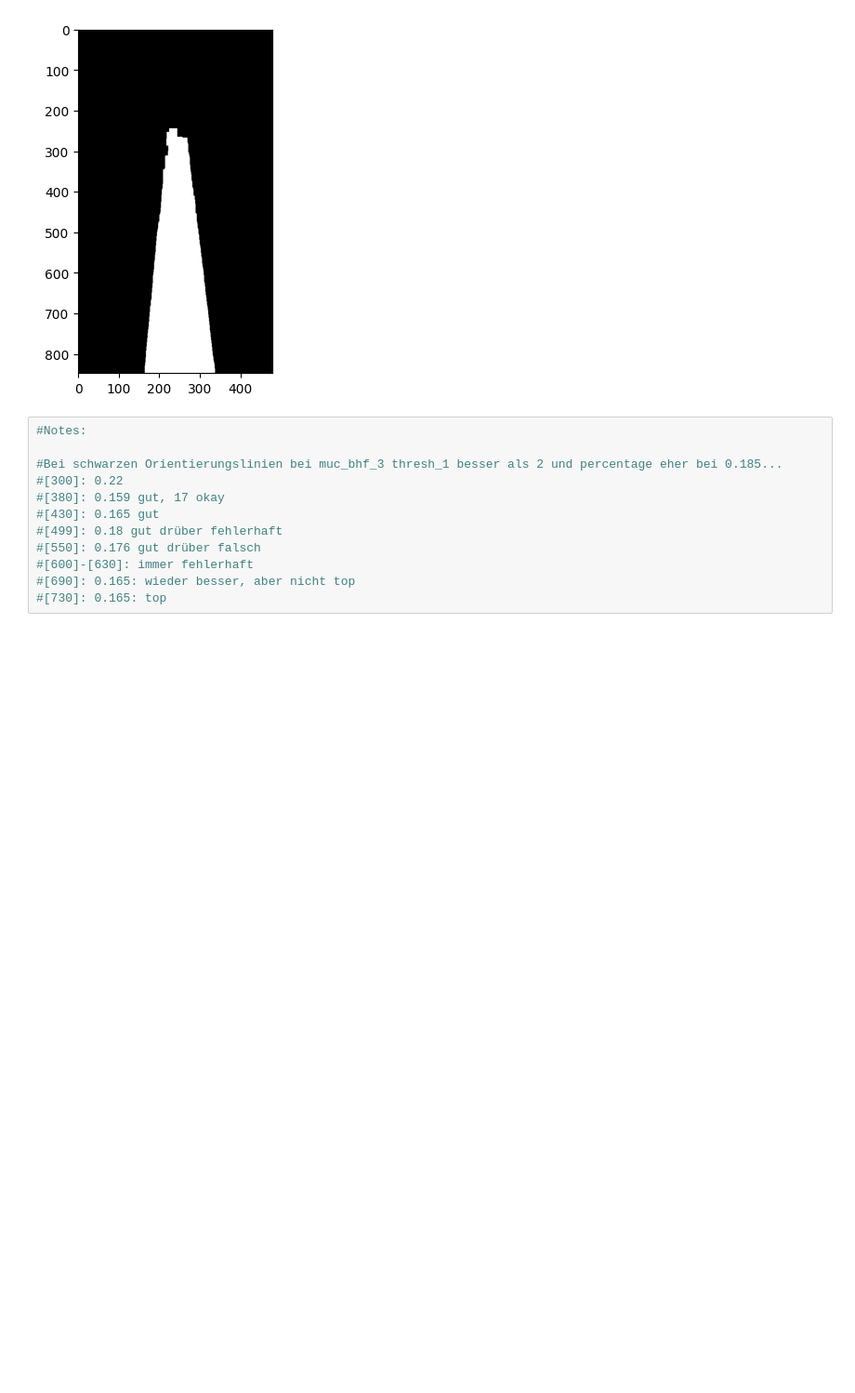
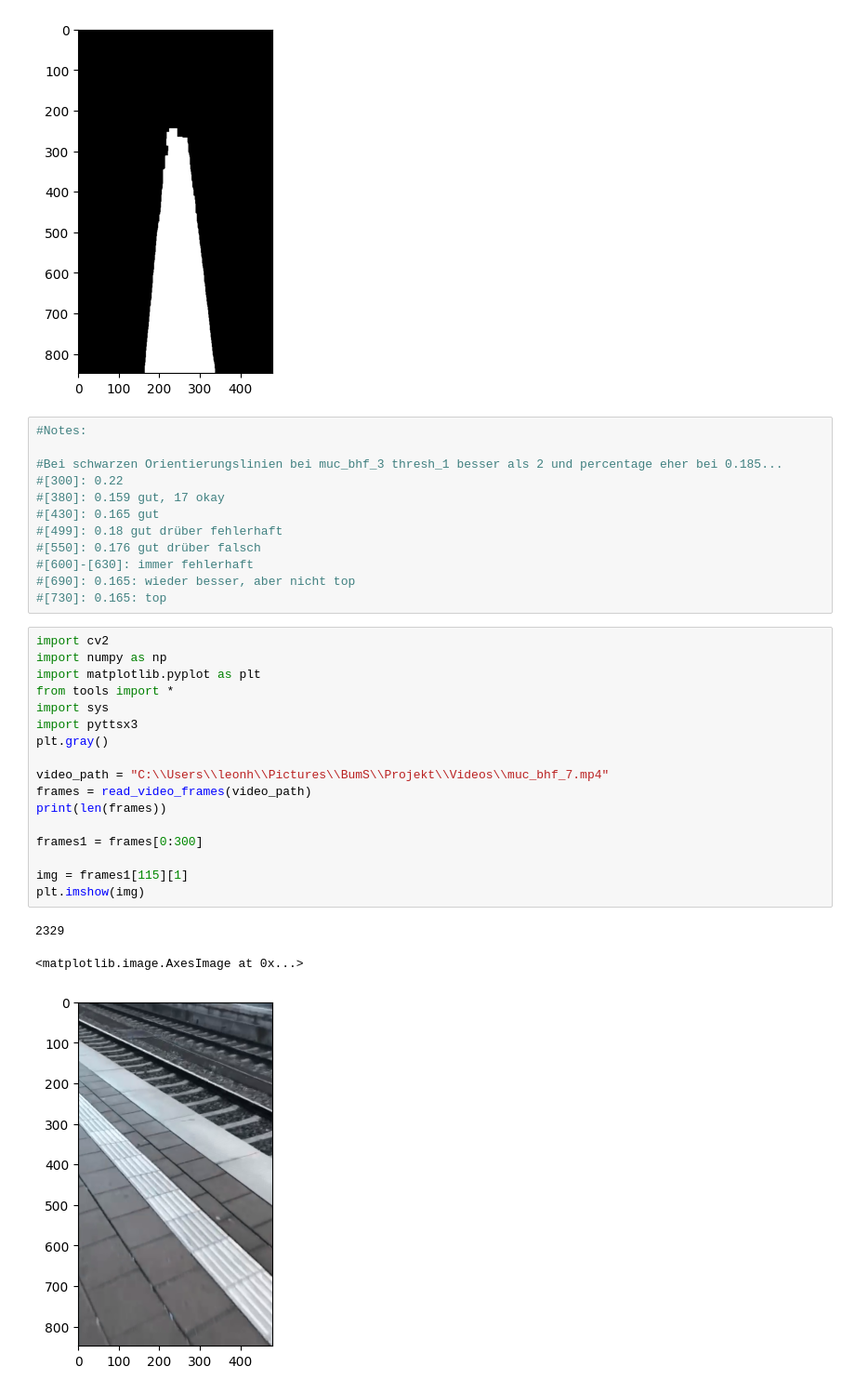
Before and after one commit to hendric-popma/project_bums, a Jupyter notebook: Test_videos_seg_lines.ipynb, the cells around one changed output. Shown: that part at 93% size. Saved outputs shown, nothing was run; the diff lists cells and outputs as text; blank space fills up the shorter version.

```diff
--- a/Test_videos_seg_lines.ipynb
+++ b/Test_videos_seg_lines.ipynb
@@ -159,3 +159,24 @@ plt.imshow(img_lines_seg)
 #[600]-[630]: immer fehlerhaft
 #[690]: 0.165: wieder besser, aber nicht top
 #[730]: 0.165: top
+# %%
+import cv2
+import numpy as np
+import matplotlib.pyplot as plt
+from tools import *
+import sys
+import pyttsx3
+plt.gray()
+
+video_path = "C:\\Users\\leonh\\Pictures\\BumS\\Projekt\\Videos\\muc_bhf_7.mp4"
+frames = read_video_frames(video_path)
+print(len(frames))
+
+frames1 = frames[0:300]
+
+img = frames1[115][1]
+plt.imshow(img)
+# %% [output]
+2329
+<matplotlib.image.AxesImage at 0x...>
+[figure, added]
```
Also changed, not shown: parts of 5 cells of this notebook, 3 other files.
